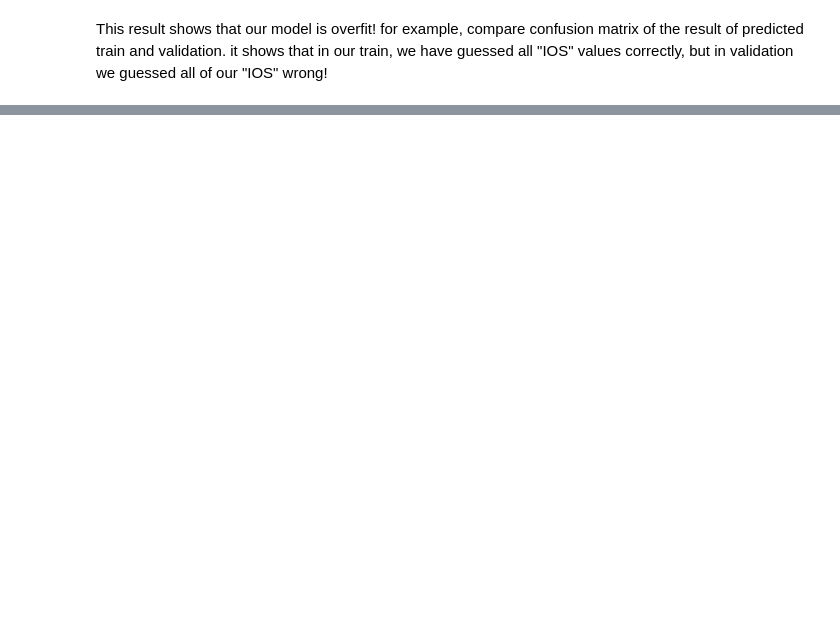
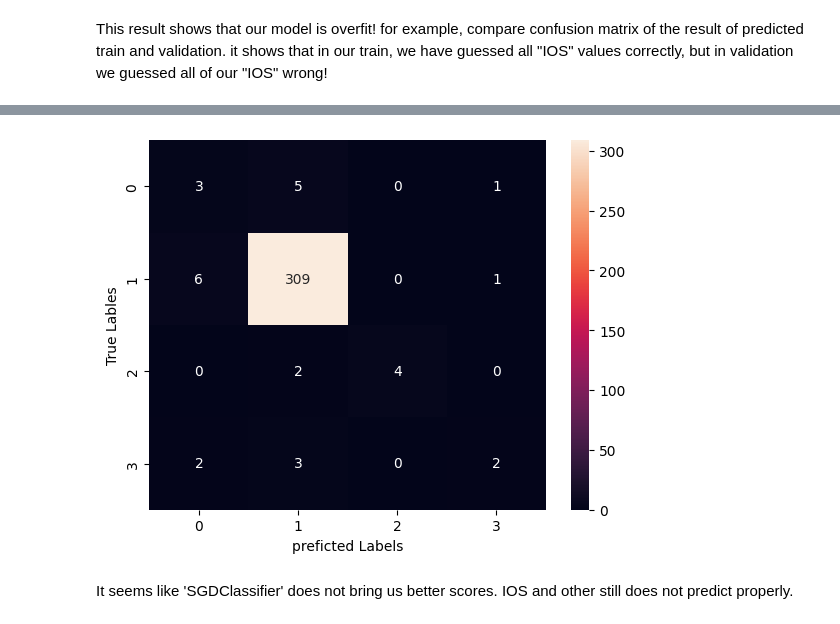
Before and after one commit to ahmadjalali73/OS-Price-Prediction, a Jupyter notebook: OS_Prediction.ipynb, the cells around one changed output, grey strips where cells are left out. Drawn from its saved outputs; the diff is of its cells as text; code cells hidden in the pictures; blank space fills up the shorter version.

```diff
--- a/OS_Prediction.ipynb
+++ b/OS_Prediction.ipynb
@@ -177,0 +149,6 @@ Text(50.722222222222214, 0.5, 'True Lables')
+# %%
+tree_param = {'loss':['hinge', 'perceptron', 'squared_error','huber', 'epsilon_insensitive', 'squared_epsilon_insensitive'],
+              'penalty':['l2', 'l1', 'elasticnet'], 'l1_ratio':[0.001, 0.01, 0.15], 'alpha':[0.0001, 0.001, 0.01]}
+sgdc_grid_result = GridSearchCV(sgdc, tree_param, scoring='f1_weighted',cv=5)
+sgdc_grid_result.fit(X_train, y_train)
+sgdc_grid_result.best_params_
@@ -177,0 +157,5 @@ Text(50.722222222222214, 0.5, 'True Lables')
+# %%
+sgdc = SGDClassifier(random_state=42, l1_ratio=0.001, loss='hinge', penalty='l1')
+sgdc.fit(X_train, y_train)
+val_predict = sgdc.predict(X_val)
+score_printer(y_train, train_predict, y_val, val_predict)
@@ -177,0 +171,6 @@ Text(50.722222222222214, 0.5, 'True Lables')
+# %%
+heatmap(y_val,val_predict)
+# %% [output]
+[figure, added]
+# %% [markdown]
+It seems like 'SGDClassifier' does not bring us better scores. IOS and other still does not predict properly.
```
Also changed, not shown: parts of 28 cells of this notebook, 7 other files.
